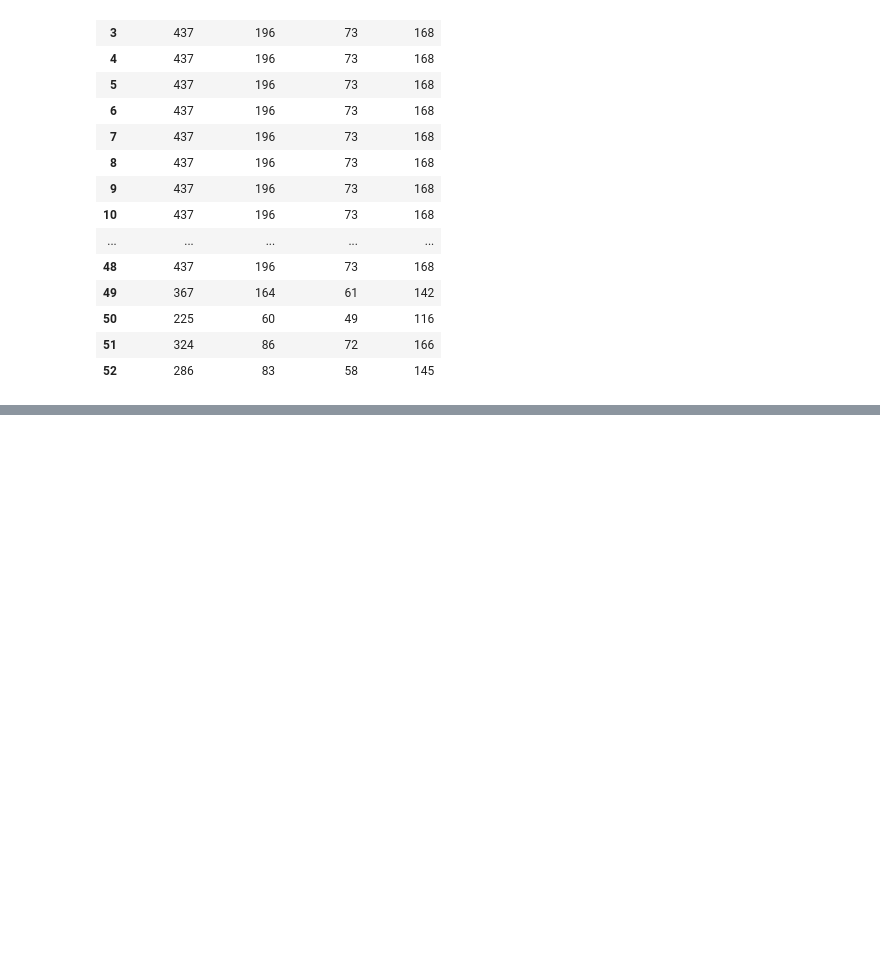
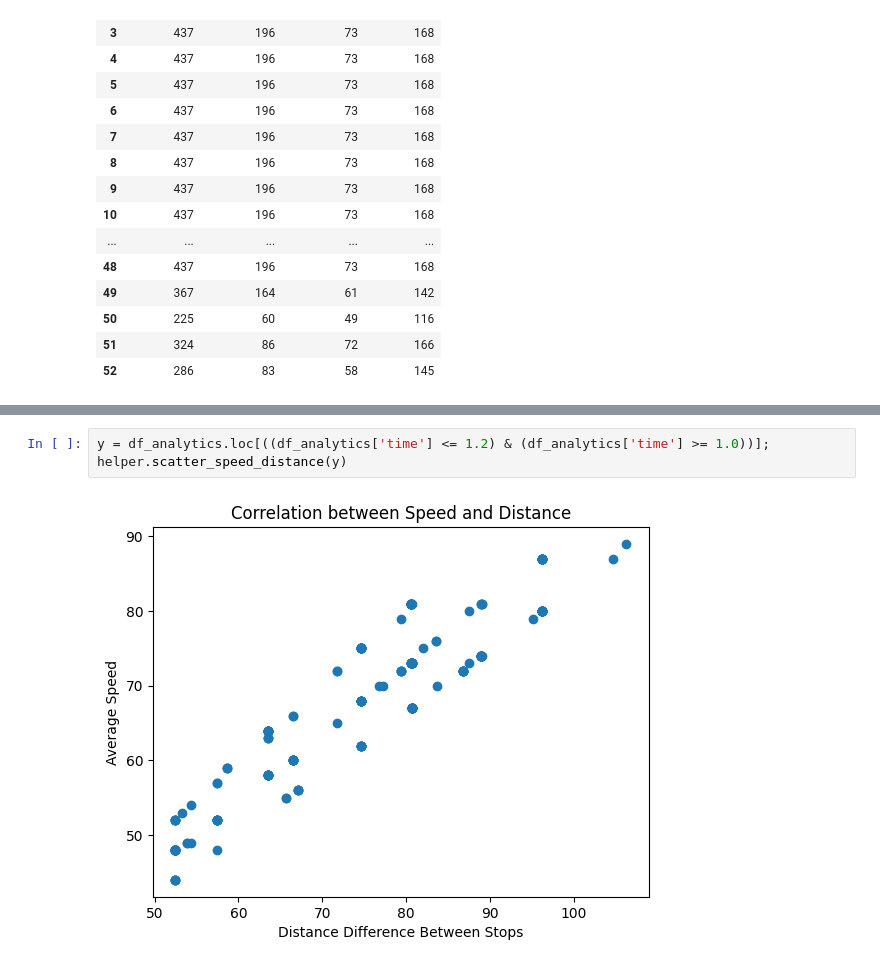
Before and after one commit to gianlucarea/weather-delay, a Jupyter notebook: year_analytics.ipynb, the cells around one changed output, grey strips where cells are left out. Saved outputs shown, nothing was run; the diff lists cells and outputs as text; blank space fills up the shorter version.

```diff
--- a/year_analytics.ipynb
+++ b/year_analytics.ipynb
@@ -160,0 +205,5 @@ plt.show()
+# %%
+y = df_analytics.loc[((df_analytics['time'] <= 1.2) & (df_analytics['time'] >= 1.0))];
+helper.scatter_speed_distance(y)
+# %% [output]
+[figure, added]
```
Also changed, not shown: parts of 8 cells of this notebook, 2 other files.
